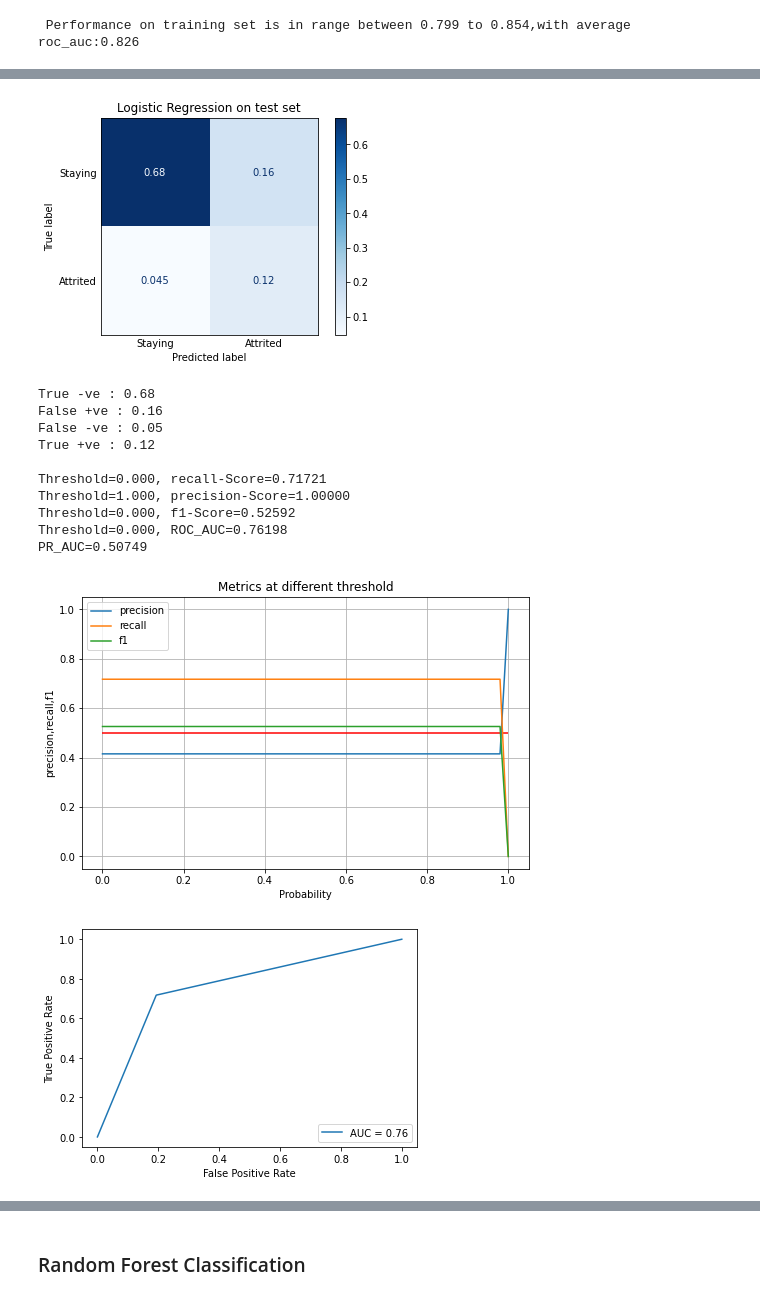
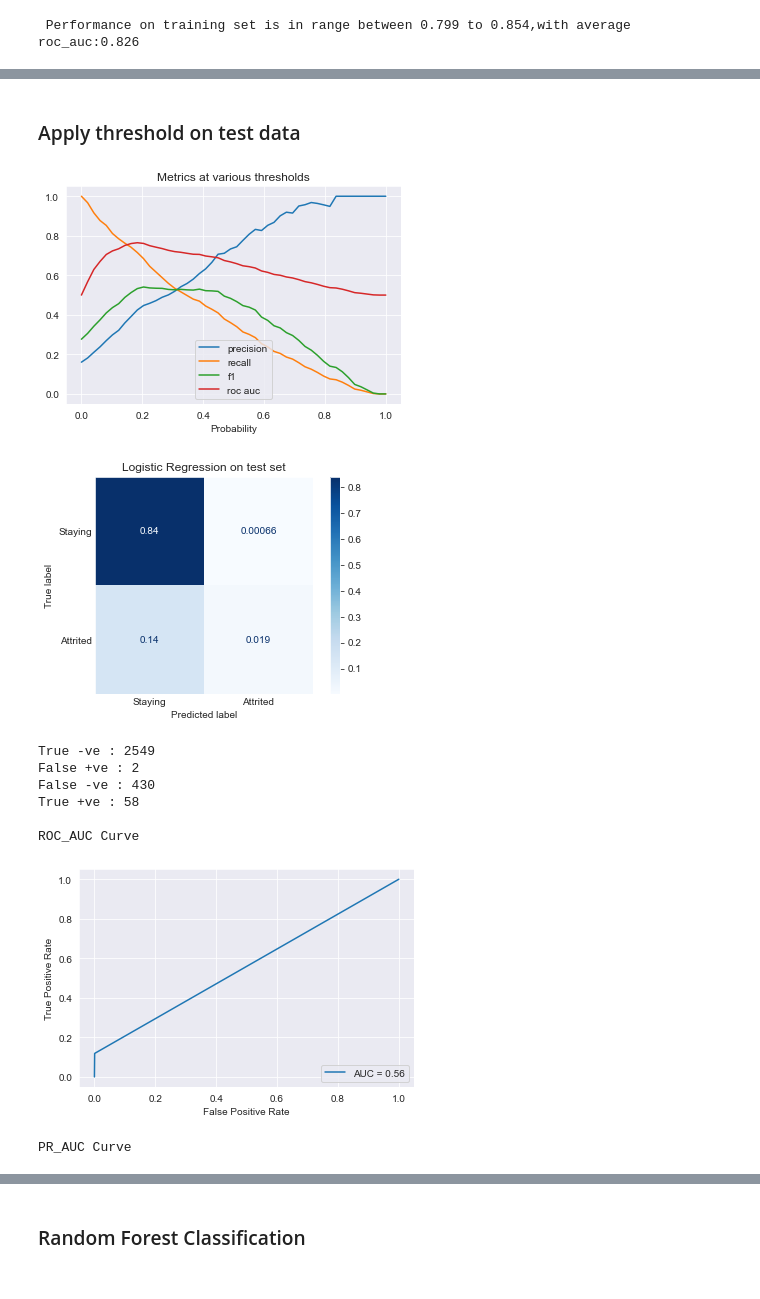
Before and after one commit to shaisid01/Data-Science, a Jupyter notebook: CapstoneProjects/Capstone 2/Notebooks/05_modeling.ipynb, the cells around one changed output, grey strips where cells are left out. Saved outputs shown, nothing was run; the diff lists cells and outputs as text; code cells hidden in the pictures.

```diff
--- a/CapstoneProjects/Capstone 2/Notebooks/05_modeling.ipynb
+++ b/CapstoneProjects/Capstone 2/Notebooks/05_modeling.ipynb
@@ -516,33 +530,6 @@ cols = ['Customer_Age', 'Credit_Limit', 'Total_Revolving_Bal',
 
 #X_train = pd.DataFrame(X_train,columns=cols)
 #X_test = pd.DataFrame(X_test,columns=cols)
-# %%
-def estimate_with_threshold(title,estimator,actuals,target,isTrain=False,thresh=1):
-
-    y_pred = estimator.predict(actuals)
-    y_proba = estimator.predict_proba(actuals)
-
-    if isTrain :
-        mtitle = title + " on train set"
-    else :
-        y_proba = (y_proba>=thresh).astype('int')
-        mtitle = title + " on test set"
-
-    #y_proba = y_proba.astype(int)
-    #make confusin matrix
-    make_matrics_score(target, y_proba[:,1].astype(int),mtitle,score=True,y_class_report=False)
-
-    #Plot Precisn, recall, f1 curve
-    threshhold_and_plot(target,y_proba[:,1],title,plot=True,isTrain=isTrain)
-
-    #plot roc_auc
-    fpr,tpr,th = plot_roc(target, y_proba[:,1])
-    threshold = 1
-    if isTrain :
-        idx = np.argmax(tpr - fpr)
-        threshold = round(th[idx],4)
-
-    return threshold
 # %% [markdown]
 ### Logistic Regression
 # %% [markdown]
@@ -623,0 +605,2 @@ PR_AUC=0.60742
+# %%
+thresh = estimate_with_threshold("Logistic Regression",log_best_estimator,X_train,y_train,isTest=False)
@@ -624,16 +614,15 @@ PR_AUC=0.60742
+# %% [markdown]
+### Apply threshold on test data
 # %%
-_ = estimate_with_threshold("Logistic Regression",log_best_estimator,X_test,y_test,isTrain=False,thresh = thresh)
+_ = estimate_with_threshold("Logistic Regression",log_best_estimator,X_test,y_test,isTest=True,thresh = thresh)
 # %% [output]
-[figure, old version]
+[figure, new version]
+[figure, new version]
-True -ve : 0.68
-False +ve : 0.16
-False -ve : 0.05
-True +ve : 0.12
+True -ve : 2549
+False +ve : 2
+False -ve : 430
+True +ve : 58
 
-Threshold=0.000, recall-Score=0.71721
-Threshold=1.000, precision-Score=1.00000
-Threshold=0.000, f1-Score=0.52592
-Threshold=0.000, ROC_AUC=0.76198
-PR_AUC=0.50749
+ROC_AUC Curve
-[figure, old version]
-[figure, old version]
+[figure, new version]
+PR_AUC Curve
```
Also changed, not shown: parts of 159 cells of this notebook.
